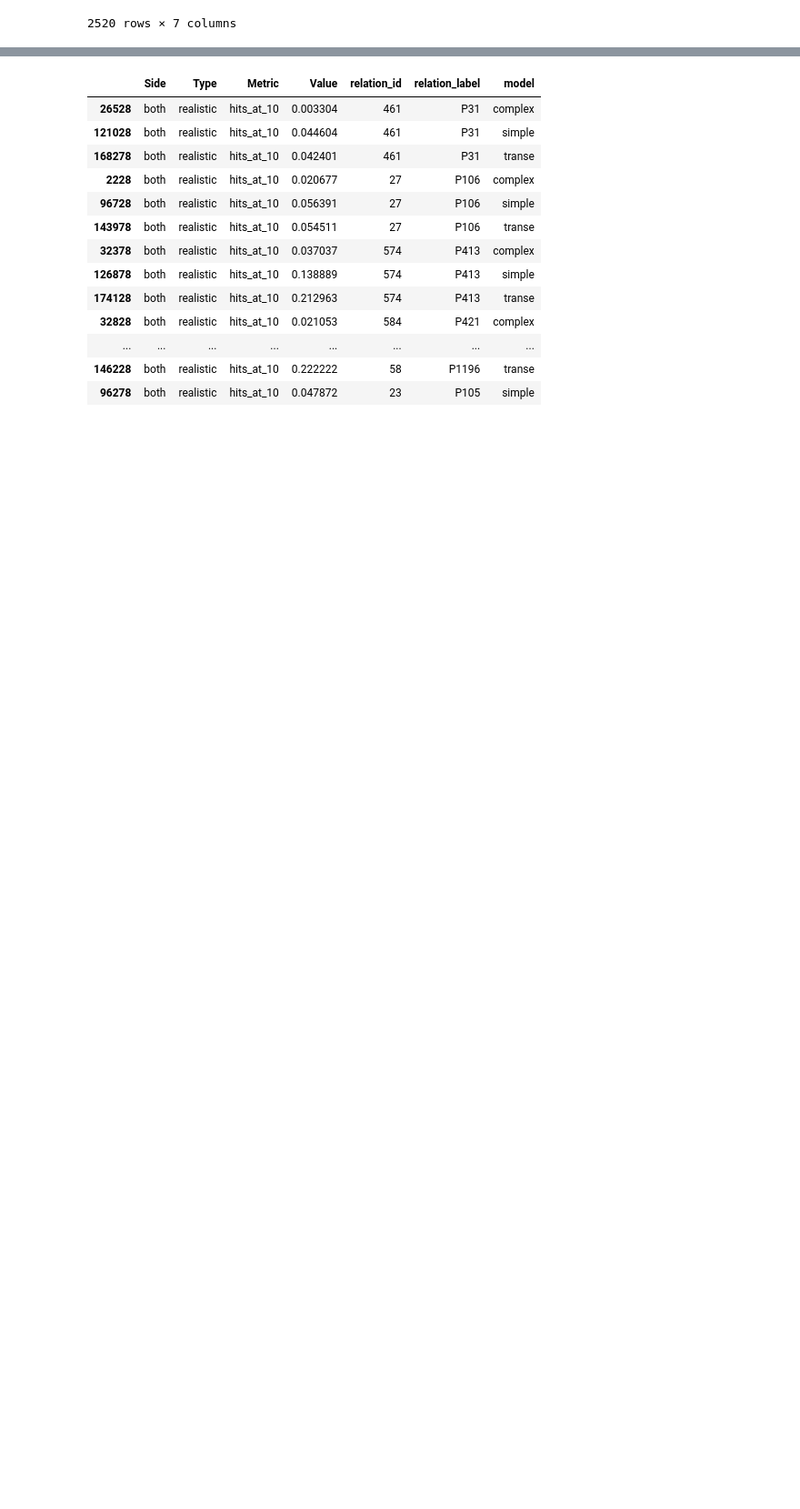
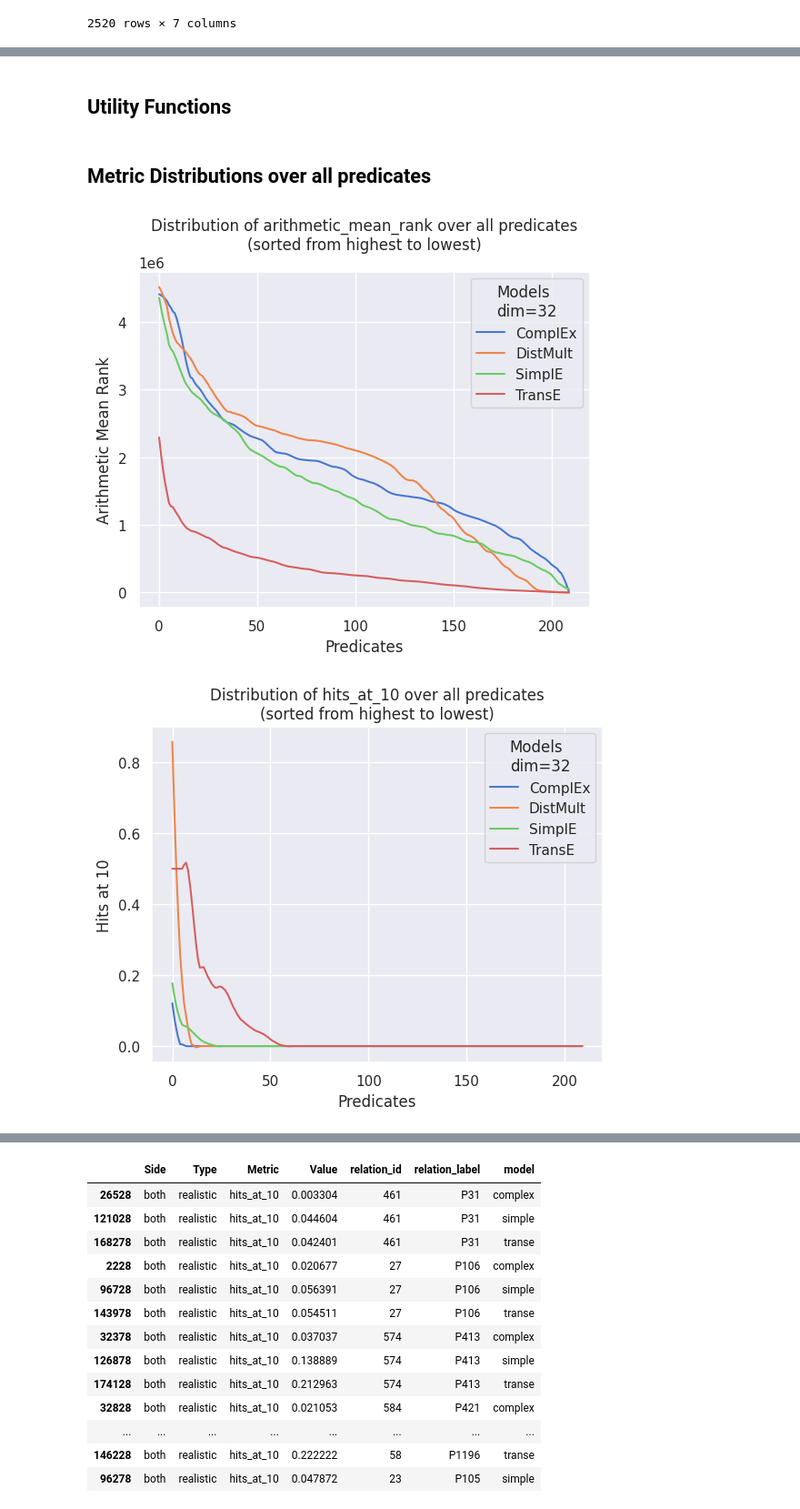
Before and after one commit to mortenterhart/KGE_Query_Completion, a Jupyter notebook: find_example_predicates.ipynb, the cells around one changed output, grey strips where cells are left out. Shown at 91% size. Saved outputs shown, nothing was run; the diff lists cells and outputs as text; code cells hidden in the pictures; blank space fills up the shorter version.

```diff
--- a/find_example_predicates.ipynb
+++ b/find_example_predicates.ipynb
@@ -33,3 +70,5 @@ predicate_metrics
+# %% [markdown]
+## Utility Functions
 # %%
 def get_wikidata_property_names(property_ids: list):
     wikidata_api = 'https://www.wikidata.org/w/api.php'
@@ -48,3 +87,63 @@ def get_wikidata_property_names(property_ids: list):
         property_names.append(response['entities'][pid]['labels']['en']['value'])
 
     return property_names
+# %% [markdown]
+## Metric Distributions over all predicates
+# %%
+def compute_smooth_metrics_curve(metrics_df, window_size, polyorder):
+    return metrics_df.assign(value_smooth=savgol_filter(metrics_df['Value'], window_size, polyorder))
+
+
+def plot_predicate_metric_distributions(predicate_metrics, metric_name, embedding_dim=32, smoothen=True):
+    metrics_df = predicate_metrics[predicate_metrics['Metric'] == metric_name]
+
+    models_list = metrics_df['model'].sort_values().unique()
+    model_labels = ['ComplEx', 'DistMult', 'SimplE', 'TransE']
+
+    if 'complex' not in models_list:
+        model_labels = ['DistMult', 'SimplE', 'TransE']
+
+    metric_label = metric_name
+    if metric_name == 'arithmetic_mean_rank':
+        metric_label = 'Arithmetic Mean Rank'
+    elif metric_name == 'hits_at_5':
+        metric_label = 'Hits at 5'
+    elif metric_name == 'hits_at_10':
+        metric_label = 'Hits at 10'
+
+    smoothen_window_size = 10
+    smoothen_polyorder = 2
+
+    indexed_metrics = []
+    for model in models_list:
+        model_metrics = metrics_df[metrics_df['model'] == model]
+        model_metrics = model_metrics.sort_values(by='Value', ascending=False, ignore_index=True).reset_index()
+
+        if smoothen:
+            model_metrics = compute_smooth_metrics_curve(model_metrics, smoothen_window_size, smoothen_polyorder)
+
+        indexed_metrics.append(model_metrics)
+
+    indexed_metrics_df = pd.concat(indexed_metrics)
+
+    g = sns.lineplot(x='index', y='value_smooth', hue='model', data=indexed_metrics_df, estimator='mean',
+                     palette='muted')
+
+    # Change legend labels and title to capitalized names
+    legend = g.get_legend()
+    legend.set_title(f'Models\ndim={embedding_dim}')
+    for lt, label in zip(legend.texts, model_labels):
+        lt.set_text(label)
+
+    plt.title(f'Distribution of {metric_name} over all predicates\n(sorted from highest to lowest)')
+    plt.xlabel('Predicates')
+    plt.ylabel(metric_label)
+
+    plt.show()
+
+
+plot_predicate_metric_distributions(dim32_predicate_metrics, 'arithmetic_mean_rank', embedding_dim=32)
+plot_predicate_metric_distributions(dim32_predicate_metrics, 'hits_at_10', embedding_dim=32)
+# %% [output]
+[figure, new version]
+[figure, new version]
```
Also changed, not shown: parts of 18 cells of this notebook.
